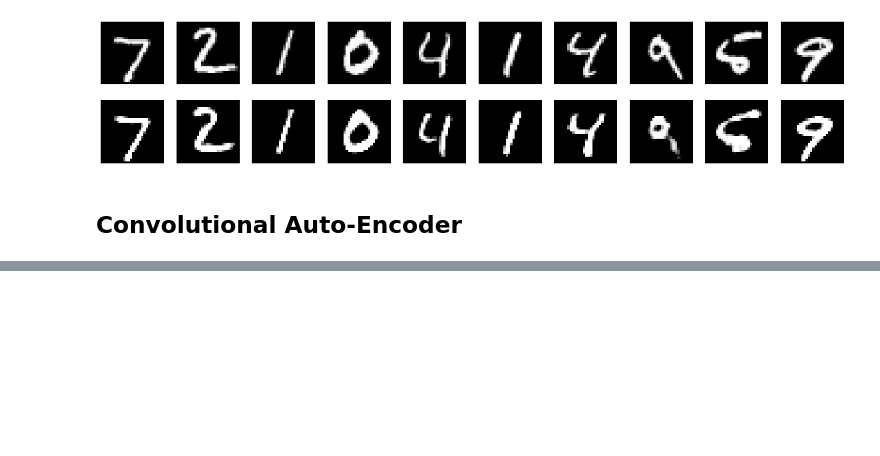
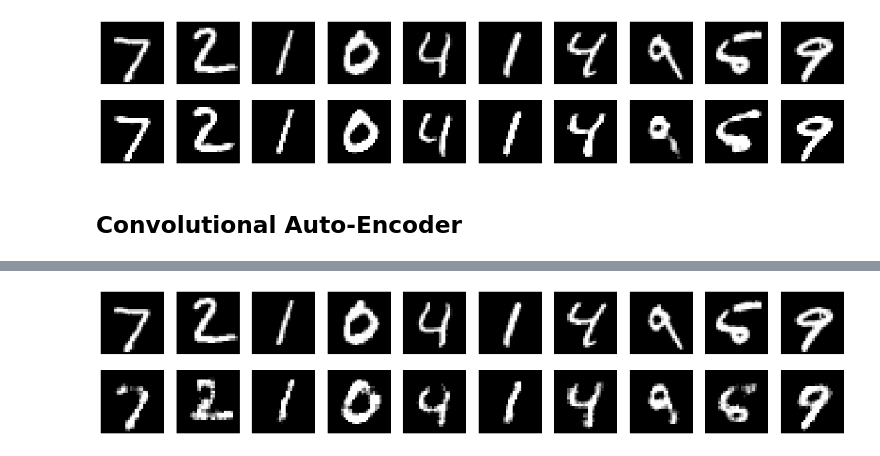
Before and after one commit to LigangZheng/vae-pytorch, a Jupyter notebook: Playground.ipynb, the cells around one changed output, grey strips where cells are left out. Saved outputs shown, nothing was run; the diff lists cells and outputs as text; code cells hidden in the pictures; blank space fills up the shorter version.

Commit message:
added bce conv ae

```diff
--- a/Playground.ipynb
+++ b/Playground.ipynb
@@ -33,7 +33,7 @@ train_loader = torch.utils.data.DataLoader(
                    transform=transforms.Compose([
                        transforms.ToTensor(),
                        # transforms.Normalize((0.1307,), (0.3081,))
-                       transforms.Normalize((0.5, 0.5, 0.5), (0.5, 0.5, 0.5)),
+                       # transforms.Normalize((0.5, 0.5, 0.5), (0.5, 0.5, 0.5)),
                    ])),
     batch_size=128, shuffle=True)
 
@@ -42,7 +42,7 @@ test_loader = torch.utils.data.DataLoader(
                    transform=transforms.Compose([
                        transforms.ToTensor(),
                        # transforms.Normalize((0.1307,), (0.3081,))
-                       transforms.Normalize((0.5, 0.5, 0.5), (0.5, 0.5, 0.5)),
+                       # transforms.Normalize((0.5, 0.5, 0.5), (0.5, 0.5, 0.5)),
                    ])),
                     batch_size=10, shuffle=False)
 # %% [markdown]
@@ -283,2 +303,4 @@ for epoch in range(1,  num_epochs + 1):
 # %%
-plot_reconstructions(model, save=True, name='conv_ae_tanh', conv=True, simple=False)
+plot_reconstructions(model, save=True, name='conv_ae_bce', conv=True, simple=False)
+# %% [output]
+[figure, added]
```
Also changed, not shown: parts of 3 cells of this notebook, 2 other files.
